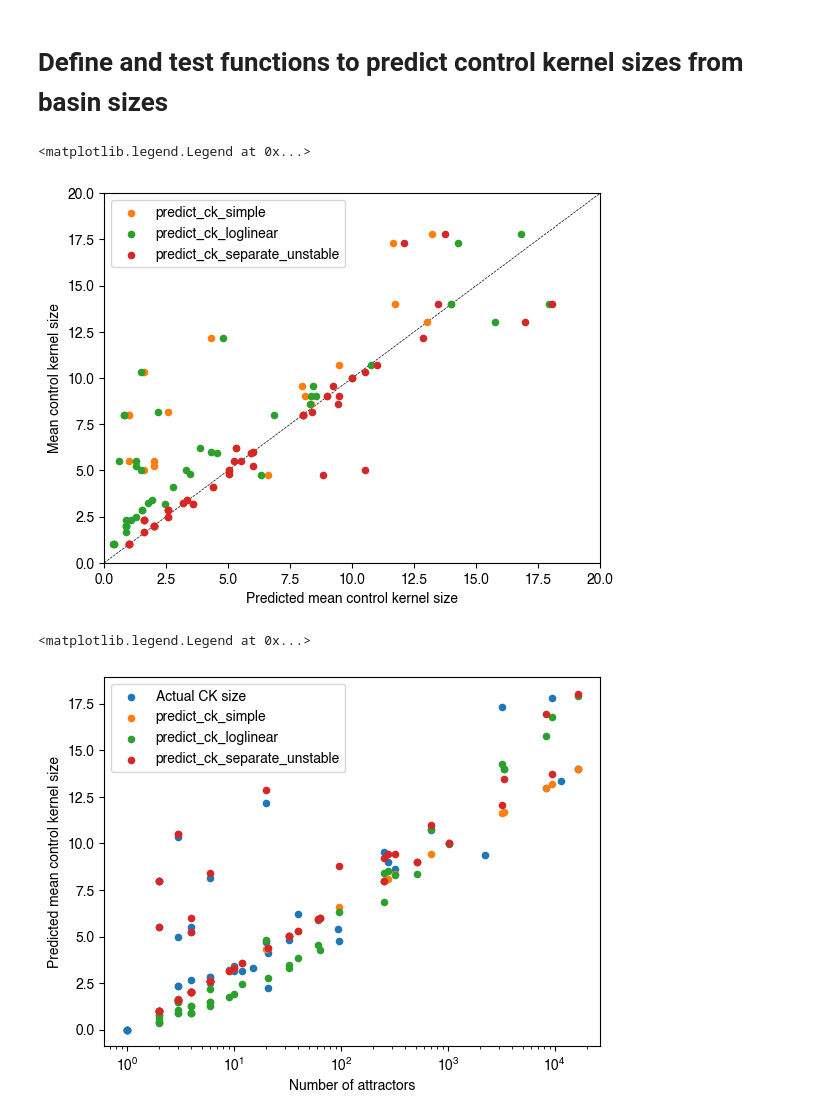
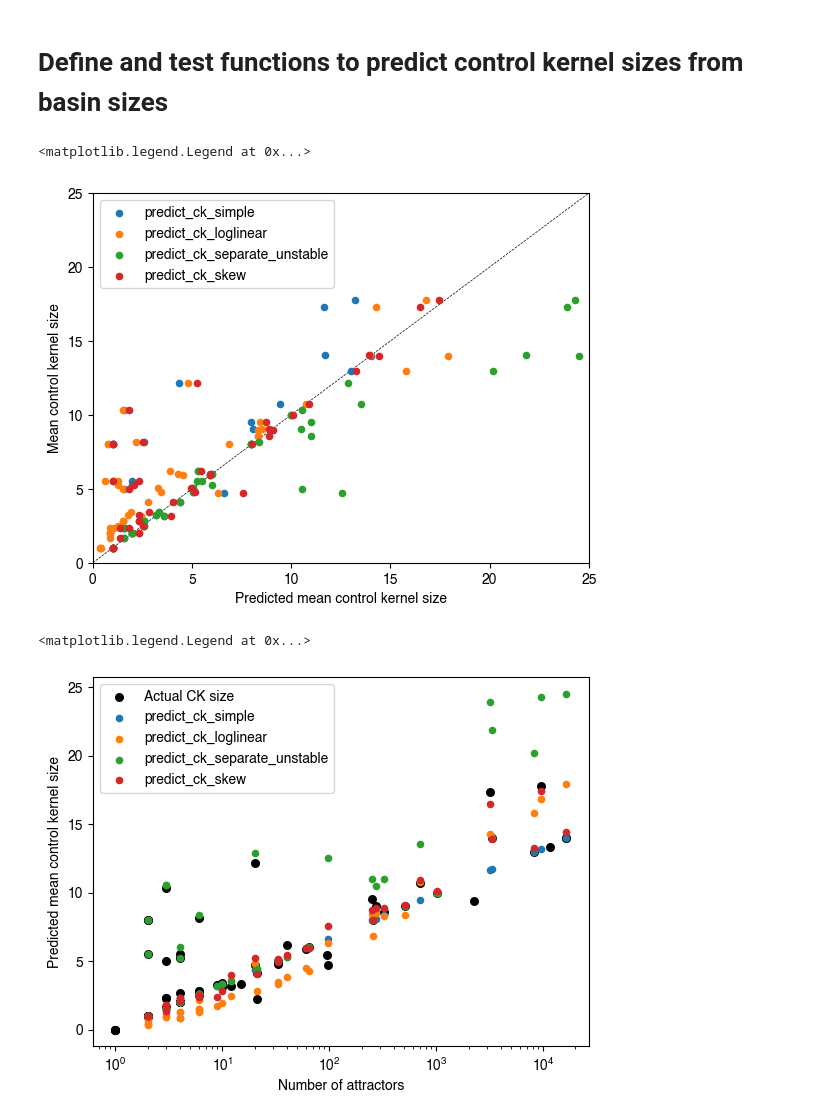
Before and after one commit to bcdaniels/Control-of-Synthetic-Boolean-Networks, a Jupyter notebook: CK_vs_entropy/basin-sizes-to-control-kernel-sizes.ipynb, the cells around one changed output. Drawn from its saved outputs; the diff is of its cells as text; code cells hidden in the pictures.

Commit message:
add enrico's skew function to the list of possibilities

```diff
--- a/CK_vs_entropy/basin-sizes-to-control-kernel-sizes.ipynb
+++ b/CK_vs_entropy/basin-sizes-to-control-kernel-sizes.ipynb
@@ -189,16 +190,23 @@ def predict_ck_loglinear(basin_sizes,n,laplace=True):
 
     return np.mean(predicted_cks)
 
-# n when basin size is 1, log2(r) otherwise
+# n when basin size is <=1, log2(r) otherwise
 def predict_ck_separate_unstable(basin_sizes,n):
     num_attractors = len(basin_sizes)
-    num_unstable = np.sum(np.array(basin_sizes)==1)
+    num_unstable = np.sum(np.array(basin_sizes)<=1)
     return np.log2(num_attractors) + (n-np.log2(num_attractors))*num_unstable/num_attractors
+
+# enrico's skew/3 correction
+def predict_ck_skew(basin_sizes,n,laplace=True):
+    num_attractors = len(basin_sizes)
+    freqs = samples_to_freqs(basin_sizes,laplace=laplace)
+    return np.log2(num_attractors) + scipy.stats.skew(freqs)/3.
 # %%
 # calculate the predicted mean control kernel sizes and store them in ck_df
 functions_to_test = [predict_ck_simple,
                      predict_ck_loglinear,
-                     predict_ck_separate_unstable,]
+                     predict_ck_separate_unstable,
+                     predict_ck_skew,]
 for ck_func in functions_to_test:
     ck_df[ck_func.__name__] = np.nan*np.zeros(len(ck_df))
     for name in basinDataDict.keys():
@@ -209,7 +217,6 @@ for ck_func in functions_to_test:
 # %%
 # plot predicted versus actual mean control kernel size
 
-plt.scatter([],[]) # dummy plot to make colors match up with next plot
 for ck_func in functions_to_test:
     plt.scatter(ck_df[ck_func.__name__],
                 ck_df['mean control kernel size'],
@@ -218,31 +225,32 @@ for ck_func in functions_to_test:
 
 plt.xlabel('Predicted mean control kernel size')
 plt.ylabel('Mean control kernel size')
-minsize,maxsize = 0,20
+minsize,maxsize = 0,25
 plt.plot([minsize,maxsize],[minsize,maxsize],'k--',lw=0.5,zorder=-10)
 plt.axis(xmin=minsize,xmax=maxsize,ymin=minsize,ymax=maxsize)
 plt.legend()
 # %% [output]
 <matplotlib.legend.Legend at 0x...>
-[figure, old version]
+[figure, new version]
 # %%
 # plot with respect to the number of attractors
 
 plt.scatter(ck_df['number of attractors'],
             ck_df['mean control kernel size'],
-            s=20,
-            label='Actual CK size')
+            s=30,
+            label='Actual CK size',
+            c='black')
 
 for ck_func in functions_to_test:
     plt.scatter(ck_df['number of attractors'],
                 ck_df[ck_func.__name__],
                 label=ck_func.__name__,
                 s=20)
 
 plt.xlabel('Number of attractors')
 plt.ylabel('Predicted mean control kernel size')
 plt.xscale('log')
 plt.legend()
 # %% [output]
 <matplotlib.legend.Legend at 0x...>
-[figure, old version]
+[figure, new version]
```
Also changed, not shown: parts of 1 cell of this notebook.
